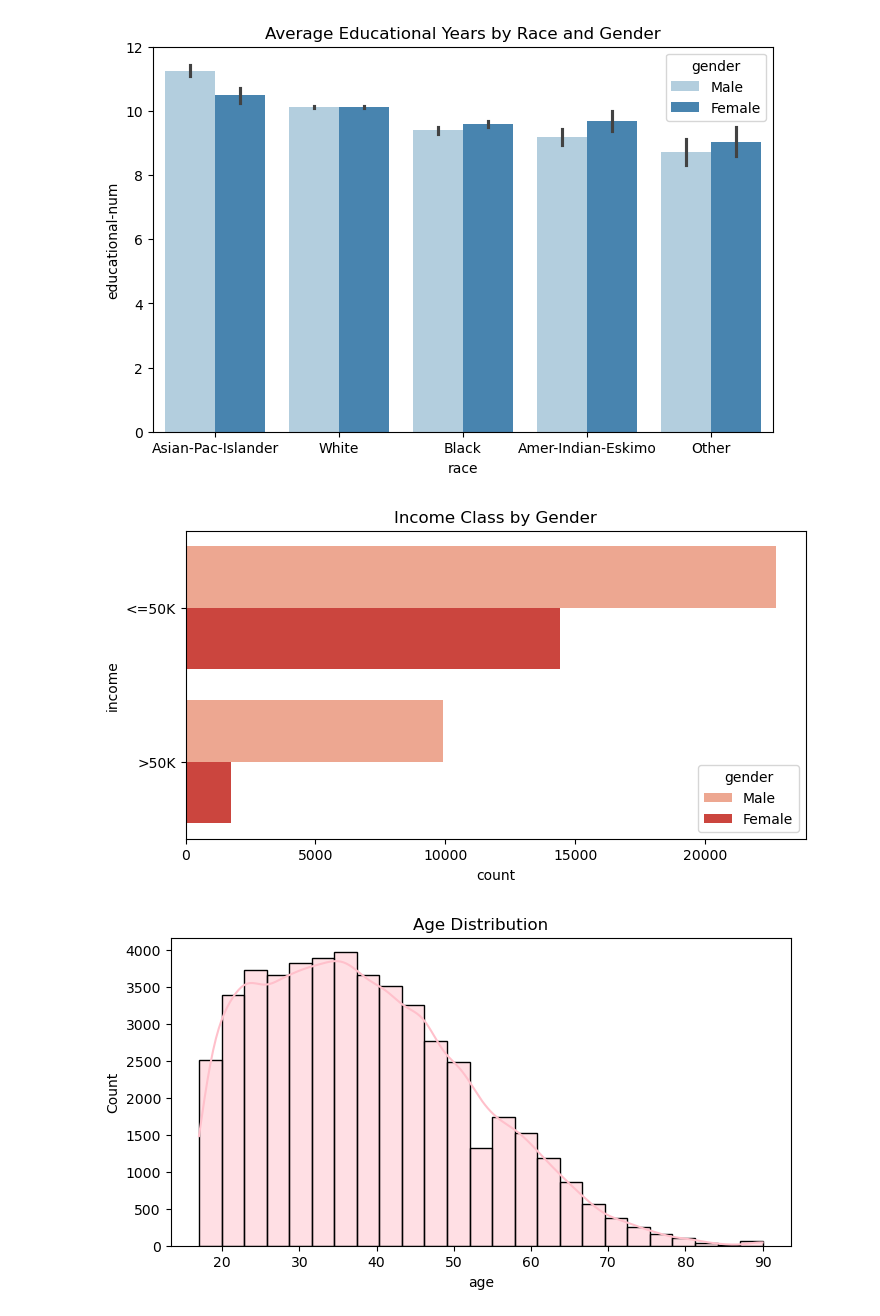
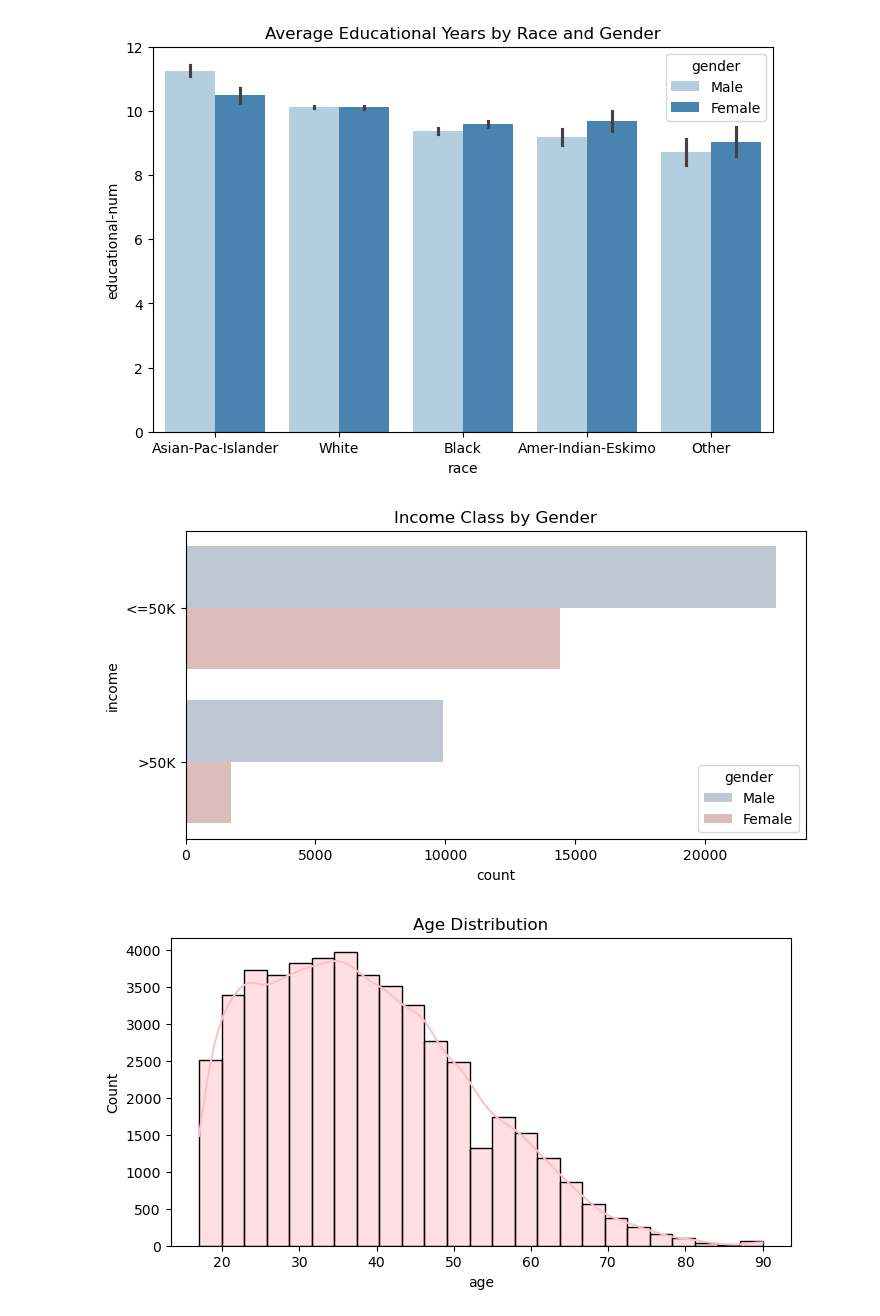
Before and after one commit to nezzzzo/ds-ai-projects, a Jupyter notebook: projects/income/income.ipynb, the cells around one changed output. Saved outputs shown, nothing was run; the diff lists cells and outputs as text; code cells hidden in the pictures.

```diff
--- a/projects/income/income.ipynb
+++ b/projects/income/income.ipynb
@@ -176,11 +176,11 @@ plt.show()
 [figure]
 # %%
 plt.figure(figsize=(8, 4))
-sns.countplot(df, y="income", hue="gender", palette="Reds")
+sns.countplot(df, y="income", hue="gender", palette="vlag")
 plt.title("Income Class by Gender")
 plt.show()
 # %% [output]
-[figure, old version]
+[figure, new version]
 # %%
 plt.figure(figsize=(8, 4))
 sns.histplot(df, x="age", bins=25, kde=True, color="pink")
```
Also changed, not shown: parts of 1 cell of this notebook, 3 other files.
